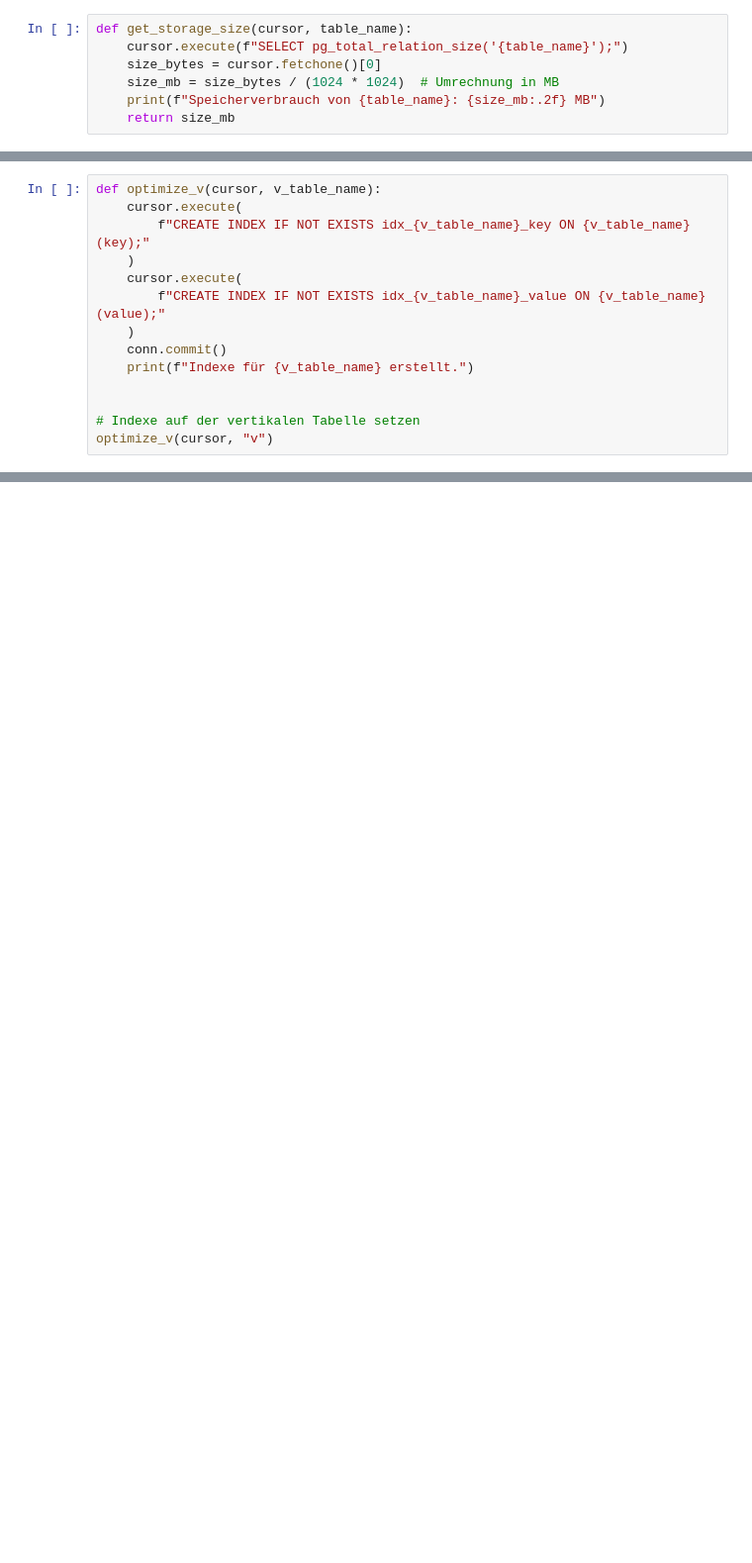
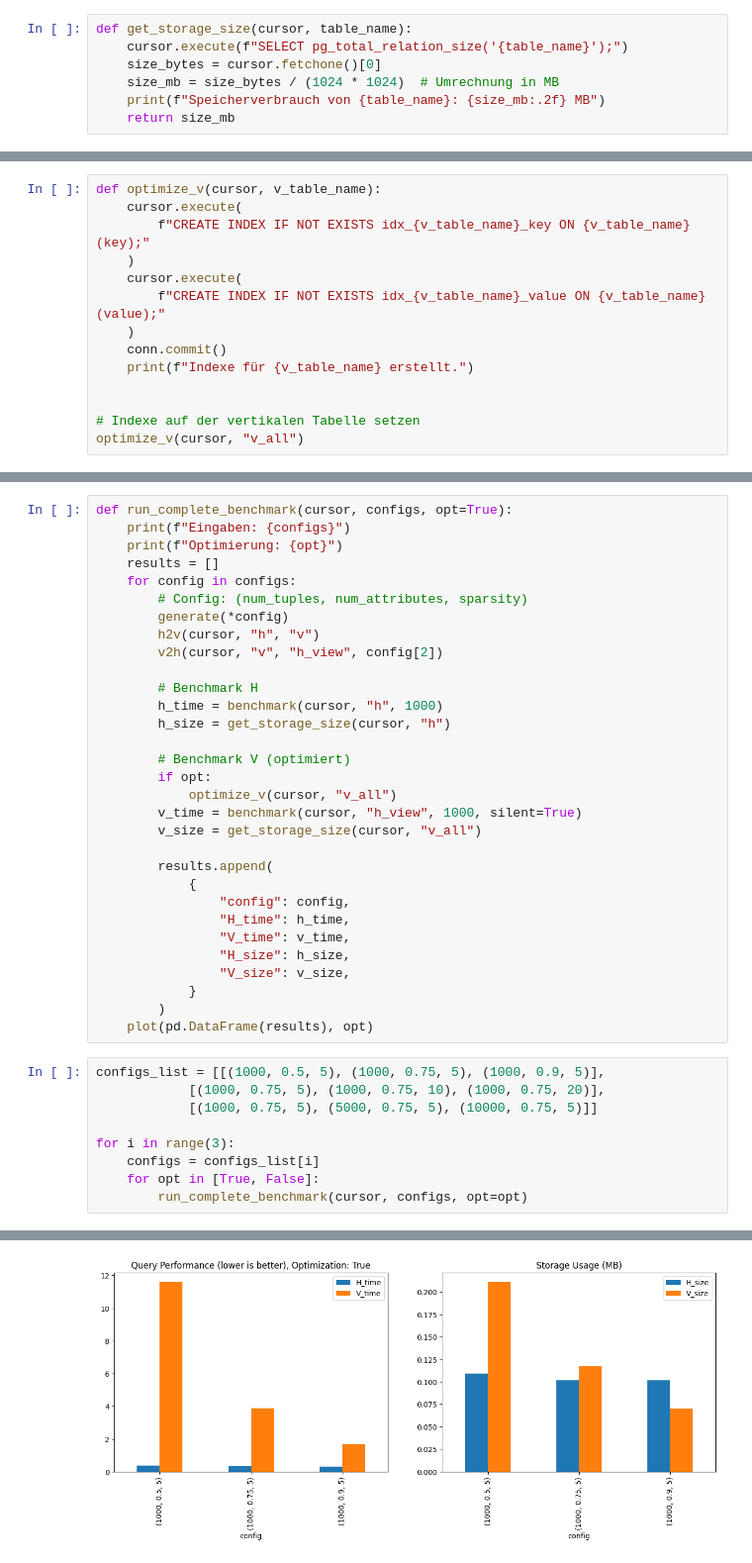
Before and after one commit to litoj/DBnonRelational, a Jupyter notebook: HW1/Phase2.ipynb, the cells around one changed output, grey strips where cells are left out. Shown at 99% size. Drawn from its saved outputs; the diff is of its cells as text; blank space fills up the shorter version.

```diff
--- a/HW1/Phase2.ipynb
+++ b/HW1/Phase2.ipynb
@@ -129,5 +244,5 @@ def optimize_v(cursor, v_table_name):
 
 
 # Indexe auf der vertikalen Tabelle setzen
-optimize_v(cursor, "v")
+optimize_v(cursor, "v_all")
 # %% [output]
@@ -134,0 +342,41 @@ Indexe für v erstellt.
+# %%
+def run_complete_benchmark(cursor, configs, opt=True):
+    print(f"Eingaben: {configs}")
+    print(f"Optimierung: {opt}")
+    results = []
+    for config in configs:
+        # Config: (num_tuples, num_attributes, sparsity)
+        generate(*config)
+        h2v(cursor, "h", "v")
+        v2h(cursor, "v", "h_view", config[2])
+
+        # Benchmark H
+        h_time = benchmark(cursor, "h", 1000)
+        h_size = get_storage_size(cursor, "h")
+
+        # Benchmark V (optimiert)
+        if opt:
+            optimize_v(cursor, "v_all")
+        v_time = benchmark(cursor, "h_view", 1000, silent=True)
+        v_size = get_storage_size(cursor, "v_all")
+
+        results.append(
+            {
+                "config": config,
+                "H_time": h_time,
+                "V_time": v_time,
+                "H_size": h_size,
+                "V_size": v_size,
+            }
+        )
+    plot(pd.DataFrame(results), opt)
+# %%
+configs_list = [[(1000, 0.5, 5), (1000, 0.75, 5), (1000, 0.9, 5)],
+            [(1000, 0.75, 5), (1000, 0.75, 10), (1000, 0.75, 20)],
+            [(1000, 0.75, 5), (5000, 0.75, 5), (10000, 0.75, 5)]]
+
+for i in range(3):
+    configs = configs_list[i]
+    for opt in [True, False]:
+        run_complete_benchmark(cursor, configs, opt=opt)
+# %% [output]
@@ -134,0 +400 @@ Indexe für v erstellt.
+[figure, added]
```
Also changed, not shown: parts of 16 cells of this notebook, 3 other files.
